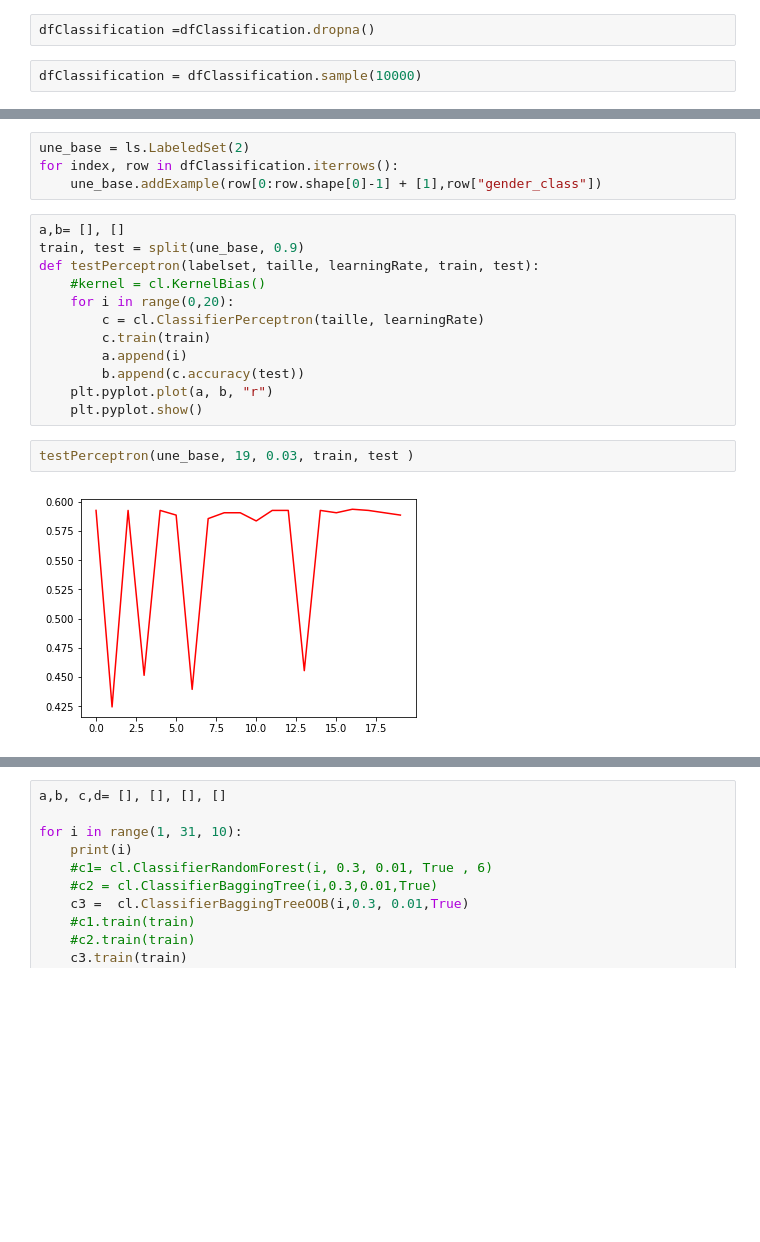
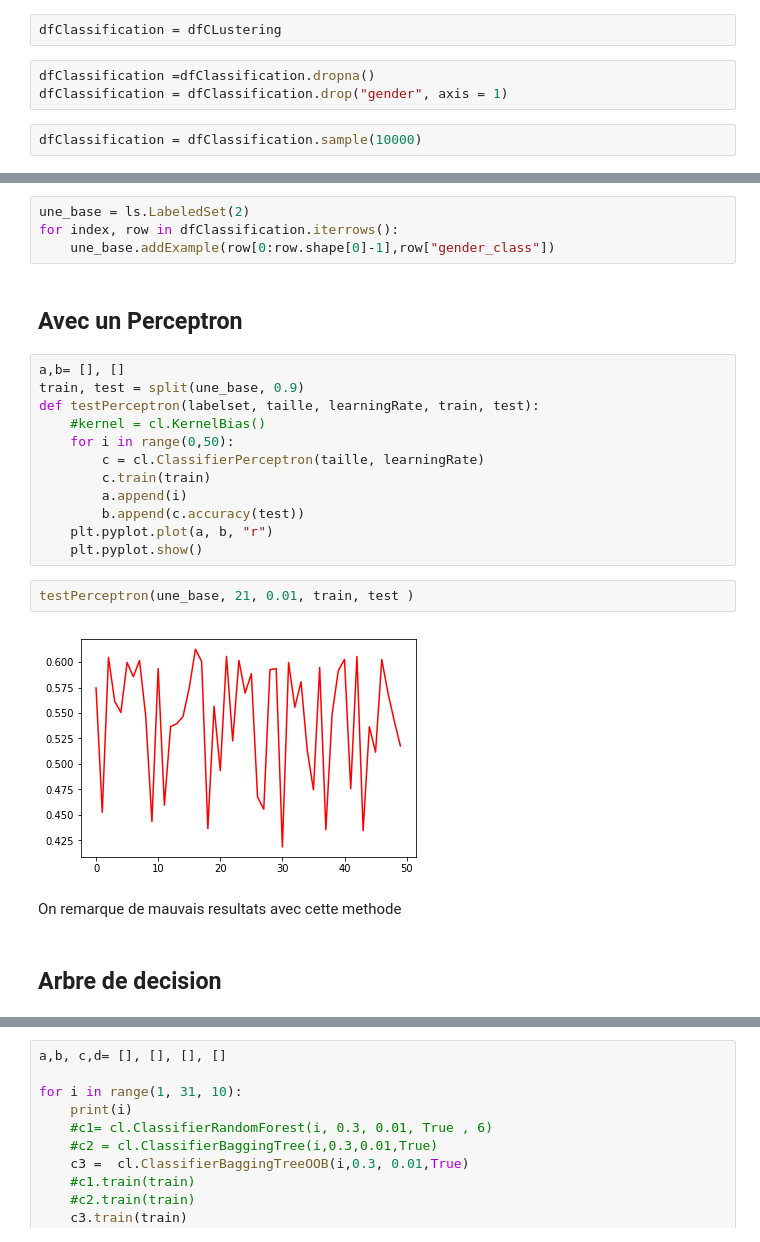
Before and after one commit to chekirou/Machine-learning-on-IMDB, a Jupyter notebook: projet.ipynb, the cells around one changed output, grey strips where cells are left out. Drawn from its saved outputs; the diff is of its cells as text; blank space fills up the shorter version.

```diff
--- a/projet.ipynb
+++ b/projet.ipynb
@@ -597,7 +722,10 @@ Predire le genre des acteurs depuis les informations sur leurs films
 # %%
 dfClassification = dfCLustering.drop("vote_count", axis=1)
 dfClassification = dfClassification.drop("vote_average", axis=1)
+# %%
+dfClassification = dfCLustering
 # %%
 dfClassification =dfClassification.dropna()
+dfClassification = dfClassification.drop("gender", axis = 1)
 # %%
 dfClassification = dfClassification.sample(10000)
@@ -604,13 +742,15 @@ dfClassification = dfClassification.sample(10000)
 # %%
 une_base = ls.LabeledSet(2)
 for index, row in dfClassification.iterrows():
-    une_base.addExample(row[0:row.shape[0]-1] + [1],row["gender_class"])
+    une_base.addExample(row[0:row.shape[0]-1],row["gender_class"])
+# %% [markdown]
+## Avec un Perceptron
 # %%
 a,b= [], []
 train, test = split(une_base, 0.9)
 def testPerceptron(labelset, taille, learningRate, train, test):
     #kernel = cl.KernelBias()
-    for i in range(0,20):
+    for i in range(0,50):
         c = cl.ClassifierPerceptron(taille, learningRate)
         c.train(train)
         a.append(i)
@@ -618,9 +758,13 @@ def testPerceptron(labelset, taille, learningRate, train, test):
     plt.pyplot.plot(a, b, "r")
     plt.pyplot.show()
 # %%
-testPerceptron(une_base, 19, 0.03, train, test )
+testPerceptron(une_base, 21, 0.01, train, test )
 # %% [output]
-[figure, old version]
+[figure, new version]
+# %% [markdown]
+On remarque de mauvais resultats avec cette methode
+# %% [markdown]
+## Arbre de decision
 # %%
 a,b, c,d= [], [], [], []
 
```
Also changed, not shown: parts of 51 cells of this notebook, 2 other files.
